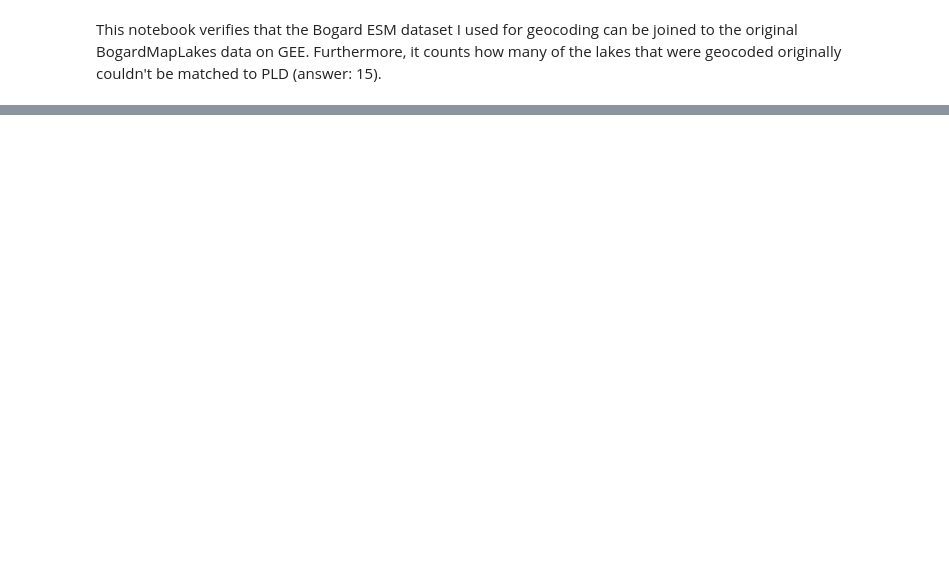
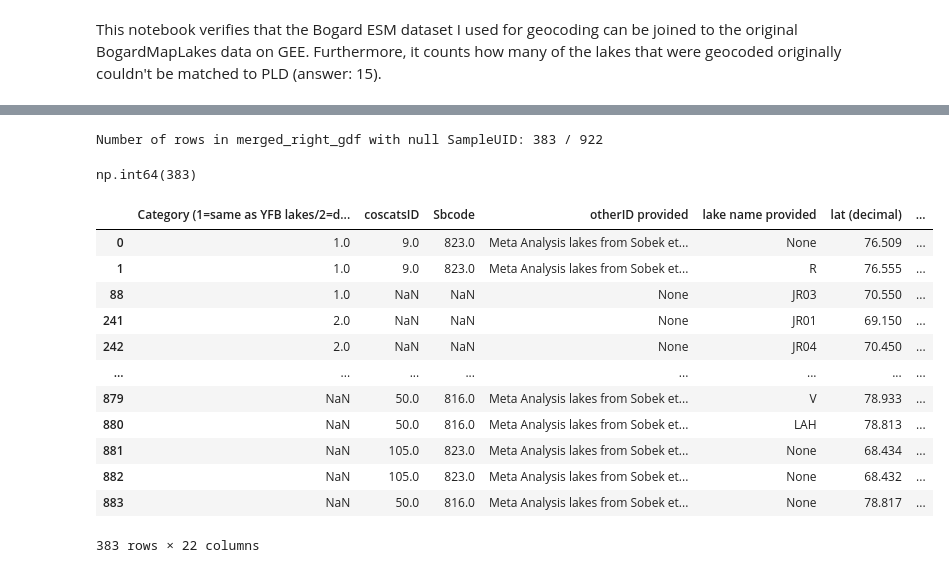
Before and after one commit to ekcomputer/land-cover, a Jupyter notebook: notebooks/joins/join_geocode.ipynb, the cells around one changed output, grey strips where cells are left out. Cells and saved outputs as stored; diff of their text form; code cells hidden in the pictures; blank space fills up the shorter version.

```diff
--- a/notebooks/joins/join_geocode.ipynb
+++ b/notebooks/joins/join_geocode.ipynb
@@ -76,0 +196,39 @@ Number of matched features with PLD: 166 / 181
+# %%
+# Perform right join based on Latitude/Longitude (gee) and lat (decimal)/long (decimal) (geocode)
+merged_right_gdf = gee_bogard_wh.merge(
+    geocode_gdf,
+    how="right",
+    left_on=["Latitude", "Longitude"],
+    right_on=["lat (decimal)", "long (decimal)"],
+    suffixes=("_gee", "_geocode"),
+)
+null_sampleuid_mask = merged_right_gdf["SampleUID"].isnull()
+num_null_sampleuid = null_sampleuid_mask.sum()
+print(
+    f"Number of rows in merged_right_gdf with null SampleUID: {num_null_sampleuid} / {len(merged_right_gdf)}"
+)
+# %% [output]
+Number of rows in merged_right_gdf with null SampleUID: 383 / 922
+# %%
+additional_si_lakes = geocode_gdf[null_sampleuid_mask]
+# %%
+# How many additional lakes from SI were not geocoded?
+additional_si_lakes.geocoder.isnull().sum()
+# %% [output]
+np.int64(383)
+# %%
+additional_si_lakes
+# %% [output]
+|  | Category (1=same as YFB lakes/2=d... | coscatsID | Sbcode | otherID provided | lake name provided | lat (decimal) | ... |
+| 0 | 1.0 | 9.0 | 823.0 | Meta Analysis lakes from Sobek et... | None | 76.509 | ... |
+| 1 | 1.0 | 9.0 | 823.0 | Meta Analysis lakes from Sobek et... | R | 76.555 | ... |
+| 88 | 1.0 | NaN | NaN | None | JR03 | 70.550 | ... |
+| 241 | 2.0 | NaN | NaN | None | JR01 | 69.150 | ... |
+| 242 | 2.0 | NaN | NaN | None | JR04 | 70.450 | ... |
+| ... | ... | ... | ... | ... | ... | ... | ... |
+| 879 | NaN | 50.0 | 816.0 | Meta Analysis lakes from Sobek et... | V | 78.933 | ... |
+| 880 | NaN | 50.0 | 816.0 | Meta Analysis lakes from Sobek et... | LAH | 78.813 | ... |
+| 881 | NaN | 105.0 | 823.0 | Meta Analysis lakes from Sobek et... | None | 68.434 | ... |
+| 882 | NaN | 105.0 | 823.0 | Meta Analysis lakes from Sobek et... | None | 68.432 | ... |
+| 883 | NaN | 50.0 | 816.0 | Meta Analysis lakes from Sobek et... | None | 78.817 | ... |
+383 rows × 22 columns
```
Also changed, not shown: parts of 21 cells of this notebook.
